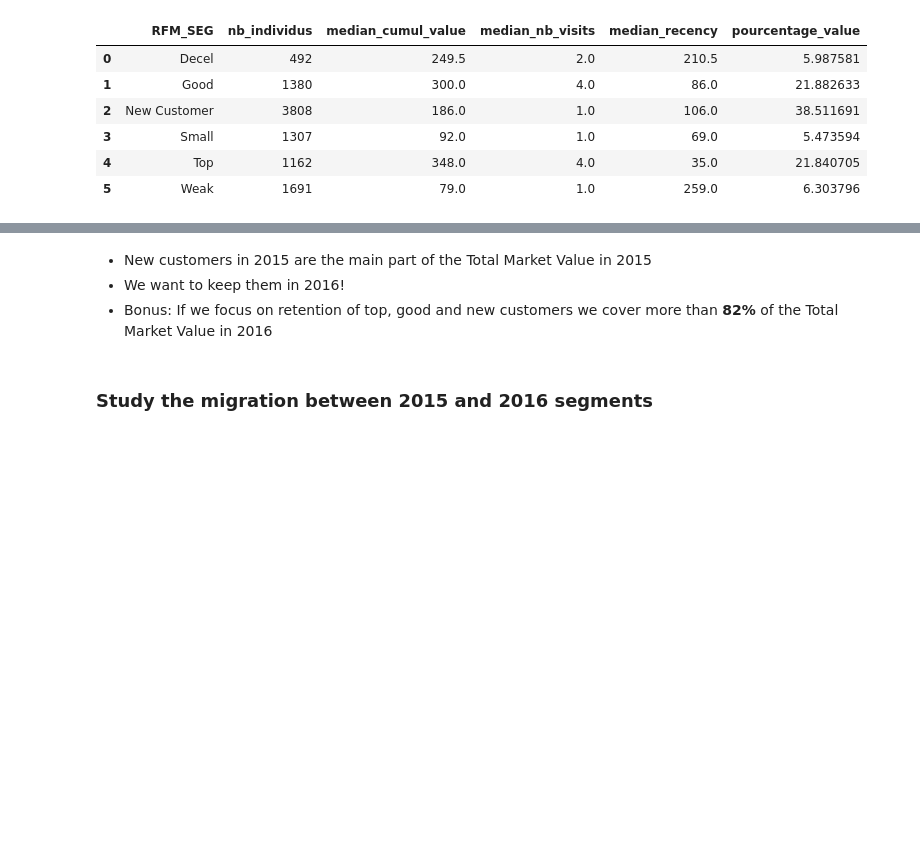
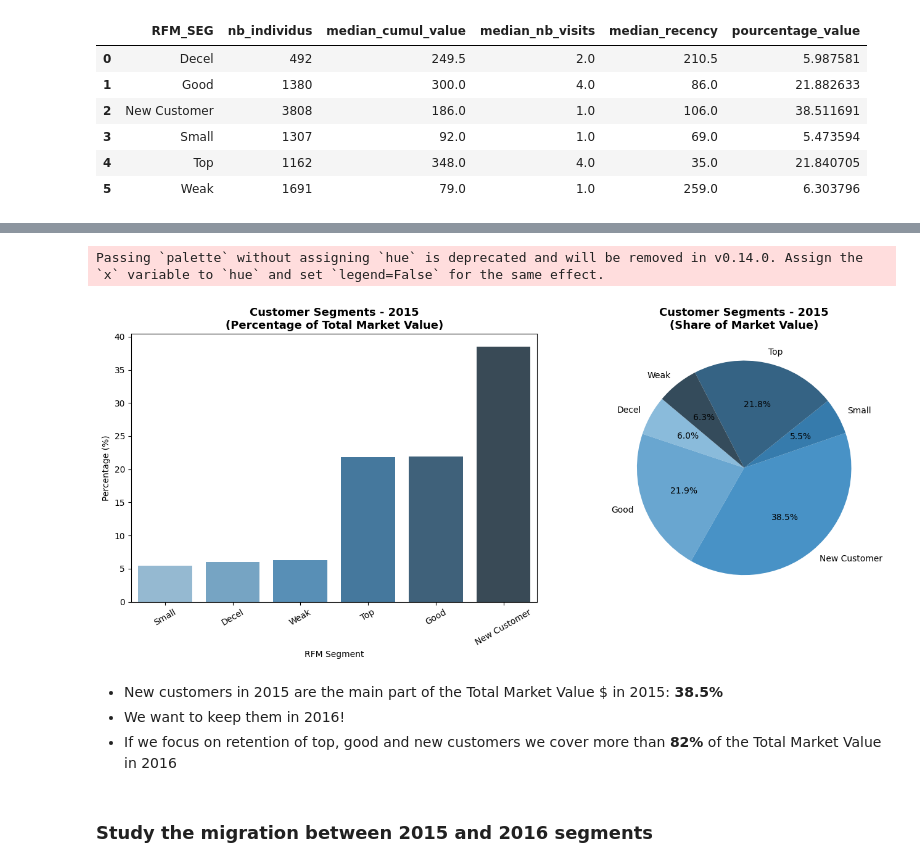
Before and after one commit to lucasmtse/Client-Segmentation, a Jupyter notebook: Notebook_segmentation.ipynb, the cells around one changed output, grey strips where cells are left out. Saved outputs shown, nothing was run; the diff lists cells and outputs as text; code cells hidden in the pictures; blank space fills up the shorter version.

```diff
--- a/Notebook_segmentation.ipynb
+++ b/Notebook_segmentation.ipynb
@@ -399,7 +392,31 @@ Passing `palette` without assigning `hue` is deprecated and will be removed in v
+# %%
+fig, axes = plt.subplots(1, 2, figsize=(14, 6))
+sns.barplot(
+    data=rfm_summary_2015.sort_values(by='pourcentage_value'),
+    x='RFM_SEG',
+    y='pourcentage_value',
+    palette='Blues_d',
+    #order=rfm_summary_2015['RFM_SEG'],
+    ax=axes[0]
+)
+axes[0].set_title('Customer Segments - 2015\n(Percentage of Total Market Value)', fontsize=13, fontweight='bold')
+axes[0].set_xlabel('RFM Segment')
+axes[0].set_ylabel('Percentage (%)')
+axes[0].tick_params(axis='x', rotation=30)
+
+axes[1].pie(rfm_summary_2015['pourcentage_value'],
+            labels=rfm_summary_2015['RFM_SEG'], autopct='%1.1f%%',
+            startangle=140, colors=sns.color_palette('Blues_d', n_colors=len(rfm_summary_2015)))
+axes[1].set_title('Customer Segments - 2015\n(Share of Market Value)', fontsize=13, fontweight='bold')
+plt.tight_layout()
+plt.show()
+# %% [output]
+Passing `palette` without assigning `hue` is deprecated and will be removed in v0.14.0. Assign the `x` variable to `hue` and set `legend=False` for the same effect.
+[figure, added]
 # %% [markdown]
-- New customers in 2015 are the main part of the Total Market Value in 2015
+- New customers in 2015 are the main part of the Total Market Value $ in 2015: **38.5%**
 - We want to keep them in 2016!
-- Bonus: If we focus on retention of top, good and new customers we cover more than **82%** of the Total Market Value in 2016
+- If we focus on retention of top, good and new customers we cover more than **82%** of the Total Market Value in 2016
 # %% [markdown]
 ### Study the migration between 2015 and 2016 segments
 # %% [markdown]
```
Also changed, not shown: parts of 48 cells of this notebook, 3 other files.
